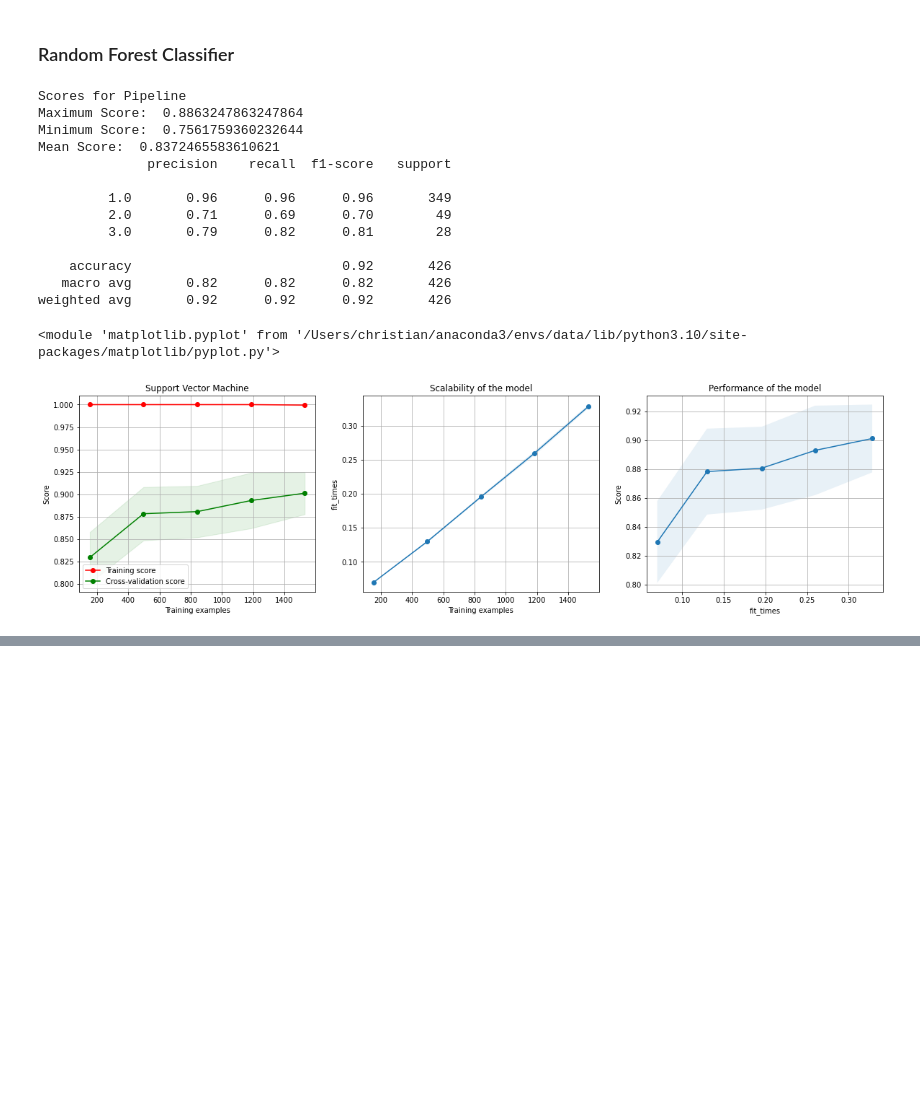
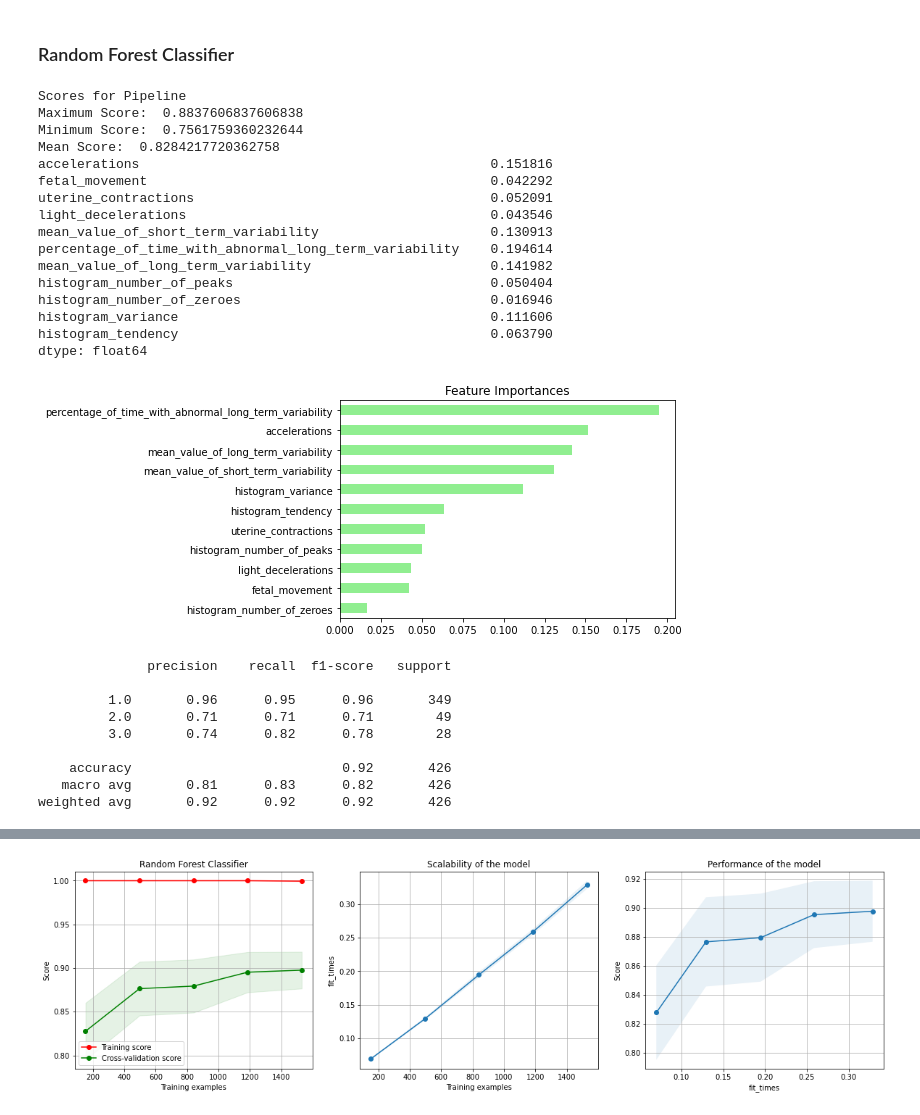
Before and after one commit to aegis301/fetal_health, a Jupyter notebook: Fetal_Health.ipynb, the cells around one changed output, grey strips where cells are left out. Saved outputs shown, nothing was run; the diff lists cells and outputs as text; code cells hidden in the pictures; blank space fills up the shorter version.

```diff
--- a/Fetal_Health.ipynb
+++ b/Fetal_Health.ipynb
@@ -553,22 +553,33 @@ weighted avg       0.89      0.88      0.89       426
 # %%
 rf = machines["RFC"]
 
-simple_fit_score(X_train_n, X_test_n, y_train, y_test, rf, 10)
+simple_fit_score(X_train_n, X_test_n, y_train, y_test, rf, 10, True)
 get_classification_report(X_train_n, X_test_n, y_train, y_test, rf)
 plot_learning_curve(rf, 'Random Forest Classifier', X_train, y_train, cv=10)
 # %% [output]
 Scores for Pipeline
-Maximum Score:  0.8863247863247864
+Maximum Score:  0.8837606837606838
 Minimum Score:  0.7561759360232644
-Mean Score:  0.8372465583610621
-              precision    recall  f1-score   support
-
-         1.0       0.96      0.96      0.96       349
-         2.0       0.71      0.69      0.70        49
-         3.0       0.79      0.82      0.81        28
-
-    accuracy                           0.92       426
-   macro avg       0.82      0.82      0.82       426
-weighted avg       0.92      0.92      0.92       426
+Mean Score:  0.8284217720362758
+accelerations                                             0.151816
+fetal_movement                                            0.042292
+uterine_contractions                                      0.052091
+light_decelerations                                       0.043546
+mean_value_of_short_term_variability                      0.130913
+percentage_of_time_with_abnormal_long_term_variability    0.194614
+mean_value_of_long_term_variability                       0.141982
+histogram_number_of_peaks                                 0.050404
+histogram_number_of_zeroes                                0.016946
+histogram_variance                                        0.111606
+histogram_tendency                                        0.063790
+dtype: float64
+[figure, new version]
-<module 'matplotlib.pyplot' from '/Users/christian/anaconda3/envs/data/lib/python3.10/site-packages/matplotlib/pyplot.py'>
+              precision    recall  f1-score   support
+
+         1.0       0.96      0.95      0.96       349
+         2.0       0.71      0.71      0.71        49
+         3.0       0.74      0.82      0.78        28
+
+    accuracy                           0.92       426
+   macro avg       0.81      0.83      0.82       426
+weighted avg       0.92      0.92      0.92       426
-[figure, old version]
@@ -575,3 +587,4 @@ weighted avg       0.92      0.92      0.92       426
+[figure, added]
 # %%
 ada = machines["ABC"]
 
```
Also changed, not shown: parts of 11 cells of this notebook.
